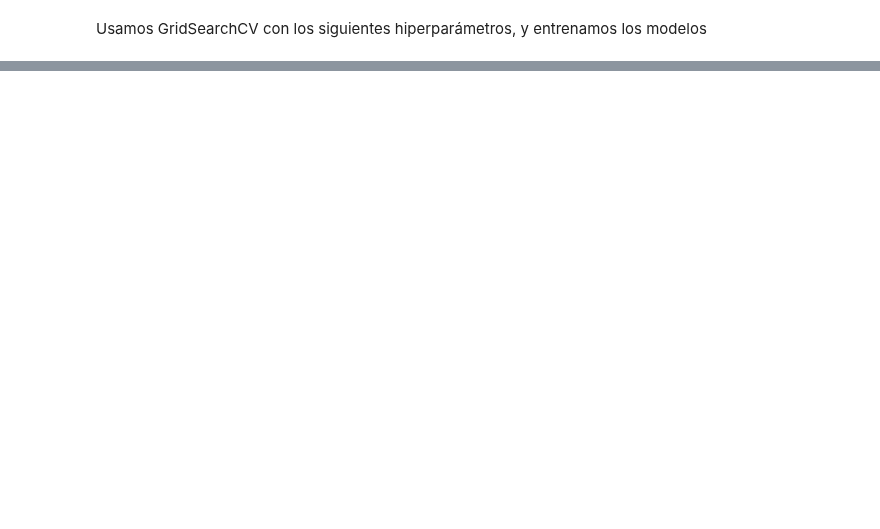
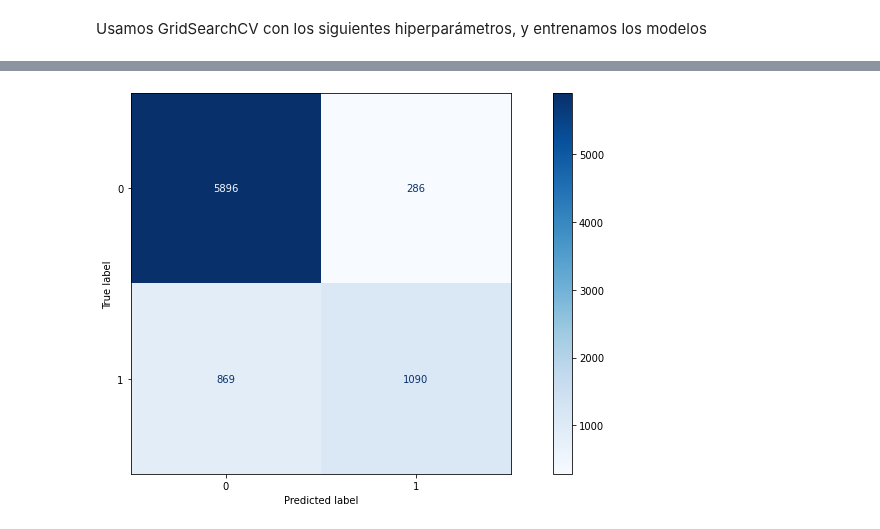
Before and after one commit to ncontinanza/tp-datos-1c2021-de-angelis-riva-continanza, a Jupyter notebook: Parte2/AdaBoost.ipynb, the cells around one changed output, grey strips where cells are left out. Cells and saved outputs as stored; diff of their text form; code cells hidden in the pictures; blank space fills up the shorter version.

Commit message:
AdaBoost completado
Los 4 modelos organizados, ordenados, explicados y guardados

```diff
--- a/Parte2/AdaBoost.ipynb
+++ b/Parte2/AdaBoost.ipynb
@@ -256,0 +85,8 @@ Si bien es mejor que la mayoría de las clasificaciones obtenidas usando otros m
+# %%
+model = AdaBoostClassifier(algorithm='SAMME.R')
+params = {'n_estimators': list(range(501, 1502, 200)),
+          'learning_rate': np.linspace(1, 2, 5)
+         }
+gscv1 = GridSearchCV(model, params, scoring='roc_auc', cv=4, n_jobs=-1, verbose=4)
+# %%
+gscv1.fit(X_train_1, y_train_1)
@@ -256,0 +111,4 @@ Si bien es mejor que la mayoría de las clasificaciones obtenidas usando otros m
+# %%
+abc1 = AdaBoostClassifier(algorithm='SAMME.R', learning_rate=1.25, n_estimators = 901, random_state = 27)
+# %%
+abc1.fit(X_train_1, y_train_1)
@@ -256,0 +136,7 @@ Si bien es mejor que la mayoría de las clasificaciones obtenidas usando otros m
+# %%
+fig, ax = plt.subplots(figsize=(15,7))
+plt.grid(False)
+plot_confusion_matrix(abc1, X_test_1, y_test_1, cmap=plt.cm.Blues, display_labels=['0', '1'], ax=ax)
+plt.show()
+# %% [output]
+[figure, added]
```
Also changed, not shown: parts of 108 cells of this notebook, 1 other file.
